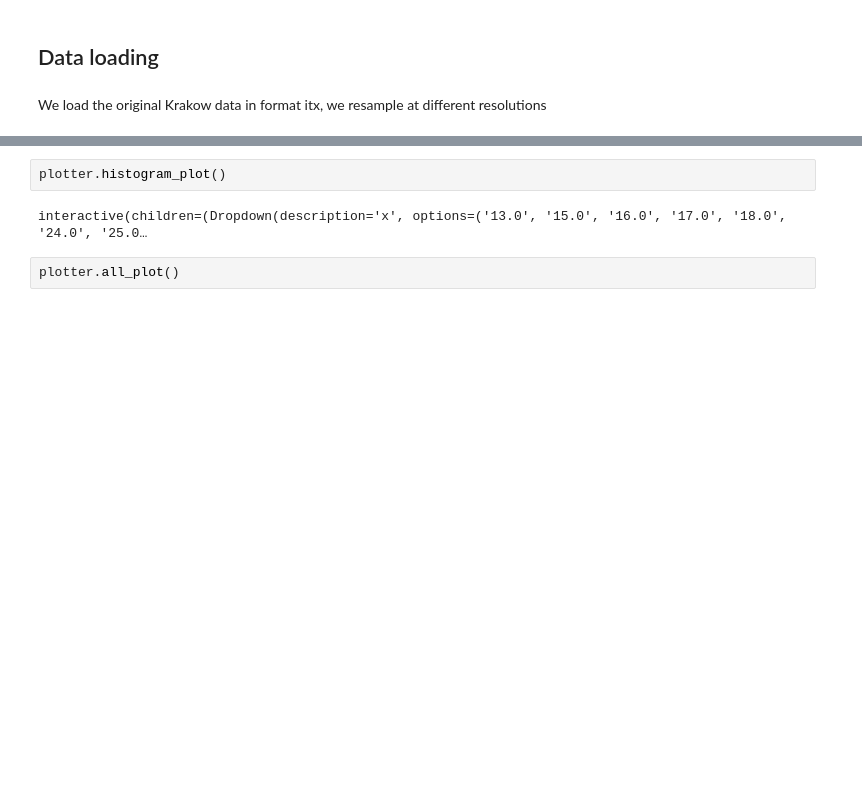
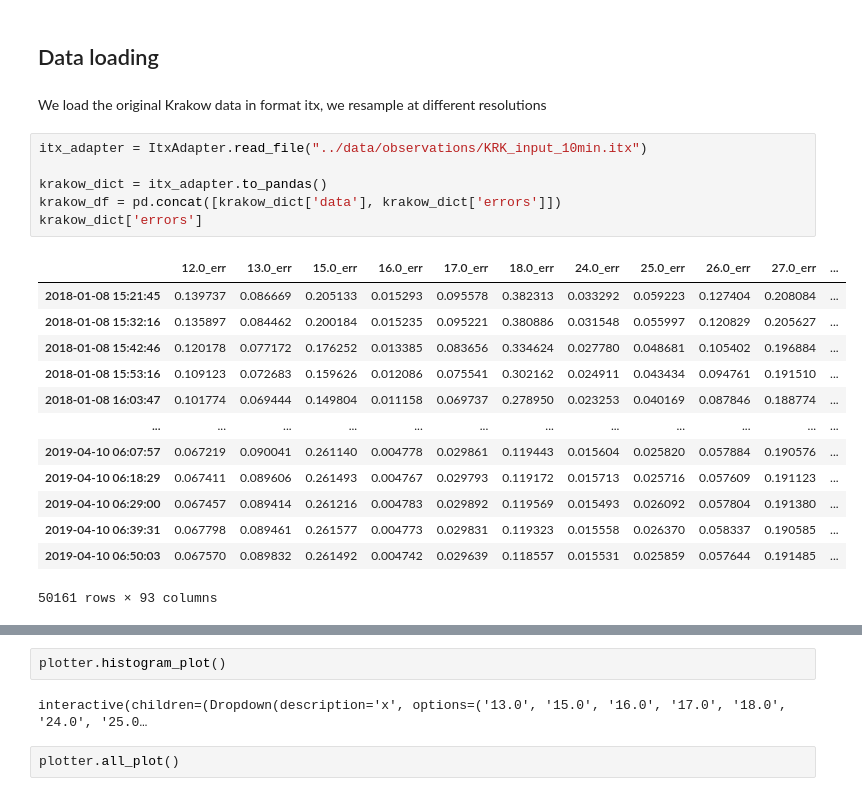
Before and after one commit to daniel-trejobanos/aurora, a Jupyter notebook: notebooks/Krakow_visualization.ipynb, the cells around one changed output, grey strips where cells are left out. Cells and saved outputs as stored; diff of their text form; blank space fills up the shorter version.

```diff
--- a/notebooks/Krakow_visualization.ipynb
+++ b/notebooks/Krakow_visualization.ipynb
@@ -8,4 +6,24 @@ from auroraPSI.itx_adapter import ItxAdapter
 ## Data loading
 # %% [markdown]
 We load the original Krakow data in format itx, we resample at different resolutions
+# %%
+itx_adapter = ItxAdapter.read_file("../data/observations/KRK_input_10min.itx")
+
+krakow_dict = itx_adapter.to_pandas()
+krakow_df = pd.concat([krakow_dict['data'], krakow_dict['errors']])
+krakow_dict['errors']
+# %% [output]
+|  | 12.0_err | 13.0_err | 15.0_err | 16.0_err | 17.0_err | 18.0_err | 24.0_err | 25.0_err | 26.0_err | 27.0_err | ... |
+| 2018-01-08 15:21:45 | 0.139737 | 0.086669 | 0.205133 | 0.015293 | 0.095578 | 0.382313 | 0.033292 | 0.059223 | 0.127404 | 0.208084 | ... |
+| 2018-01-08 15:32:16 | 0.135897 | 0.084462 | 0.200184 | 0.015235 | 0.095221 | 0.380886 | 0.031548 | 0.055997 | 0.120829 | 0.205627 | ... |
+| 2018-01-08 15:42:46 | 0.120178 | 0.077172 | 0.176252 | 0.013385 | 0.083656 | 0.334624 | 0.027780 | 0.048681 | 0.105402 | 0.196884 | ... |
+| 2018-01-08 15:53:16 | 0.109123 | 0.072683 | 0.159626 | 0.012086 | 0.075541 | 0.302162 | 0.024911 | 0.043434 | 0.094761 | 0.191510 | ... |
+| 2018-01-08 16:03:47 | 0.101774 | 0.069444 | 0.149804 | 0.011158 | 0.069737 | 0.278950 | 0.023253 | 0.040169 | 0.087846 | 0.188774 | ... |
+| ... | ... | ... | ... | ... | ... | ... | ... | ... | ... | ... | ... |
+| 2019-04-10 06:07:57 | 0.067219 | 0.090041 | 0.261140 | 0.004778 | 0.029861 | 0.119443 | 0.015604 | 0.025820 | 0.057884 | 0.190576 | ... |
+| 2019-04-10 06:18:29 | 0.067411 | 0.089606 | 0.261493 | 0.004767 | 0.029793 | 0.119172 | 0.015713 | 0.025716 | 0.057609 | 0.191123 | ... |
+| 2019-04-10 06:29:00 | 0.067457 | 0.089414 | 0.261216 | 0.004783 | 0.029892 | 0.119569 | 0.015493 | 0.026092 | 0.057804 | 0.191380 | ... |
+| 2019-04-10 06:39:31 | 0.067798 | 0.089461 | 0.261577 | 0.004773 | 0.029831 | 0.119323 | 0.015558 | 0.026370 | 0.058337 | 0.190585 | ... |
+| 2019-04-10 06:50:03 | 0.067570 | 0.089832 | 0.261492 | 0.004742 | 0.029639 | 0.118557 | 0.015531 | 0.025859 | 0.057644 | 0.191485 | ... |
+50161 rows × 93 columns
 # %%
```
Also changed, not shown: parts of 8 cells of this notebook.
